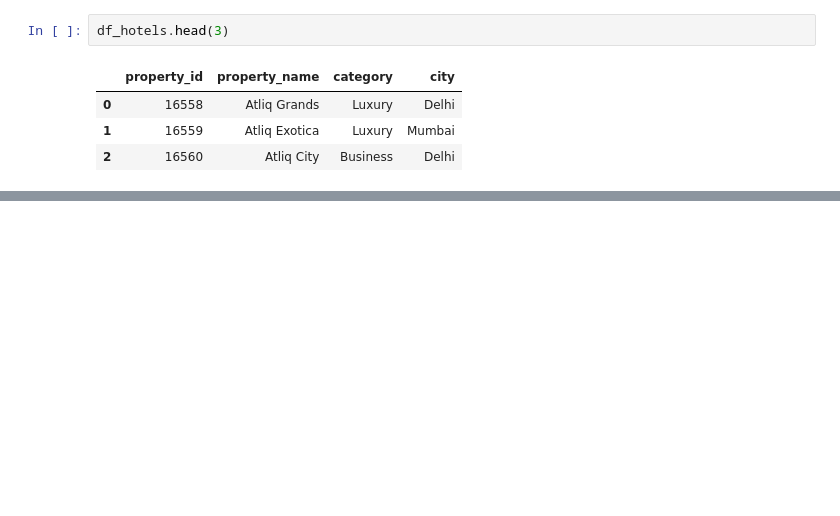
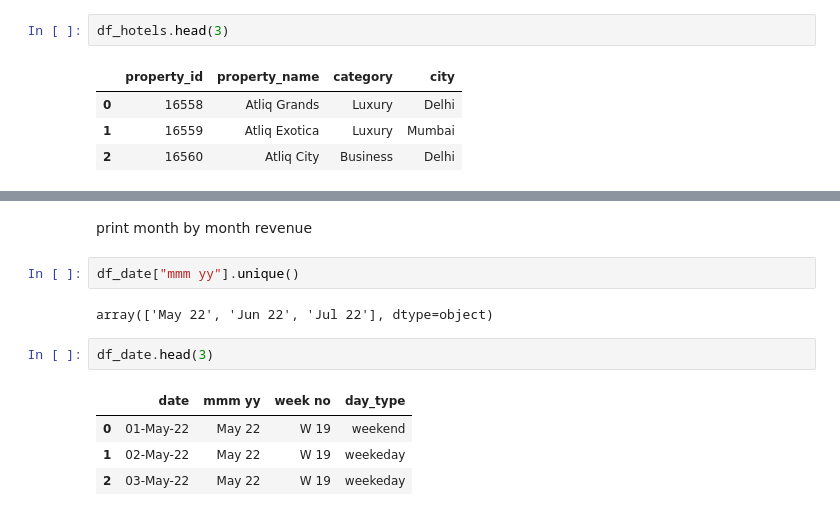
Before and after one commit to zzgirirohit001-tech/Hospitality-Analysis, a Jupyter notebook: Untitled1.ipynb, the cells around one changed output, grey strips where cells are left out. Cells and saved outputs as stored; diff of their text form; blank space fills up the shorter version.

```diff
--- a/Untitled1.ipynb
+++ b/Untitled1.ipynb
@@ -456,0 +483,13 @@ df_hotels.head(3)
+# %% [markdown]
+print month by month revenue
+# %%
+df_date["mmm yy"].unique()
+# %% [output]
+array(['May 22', 'Jun 22', 'Jul 22'], dtype=object)
+# %%
+df_date.head(3)
+# %% [output]
+|  | date | mmm yy | week no | day_type |
+| 0 | 01-May-22 | May 22 | W 19 | weekend |
+| 1 | 02-May-22 | May 22 | W 19 | weekeday |
+| 2 | 03-May-22 | May 22 | W 19 | weekeday |
```
Also changed, not shown: parts of 7 cells of this notebook.
